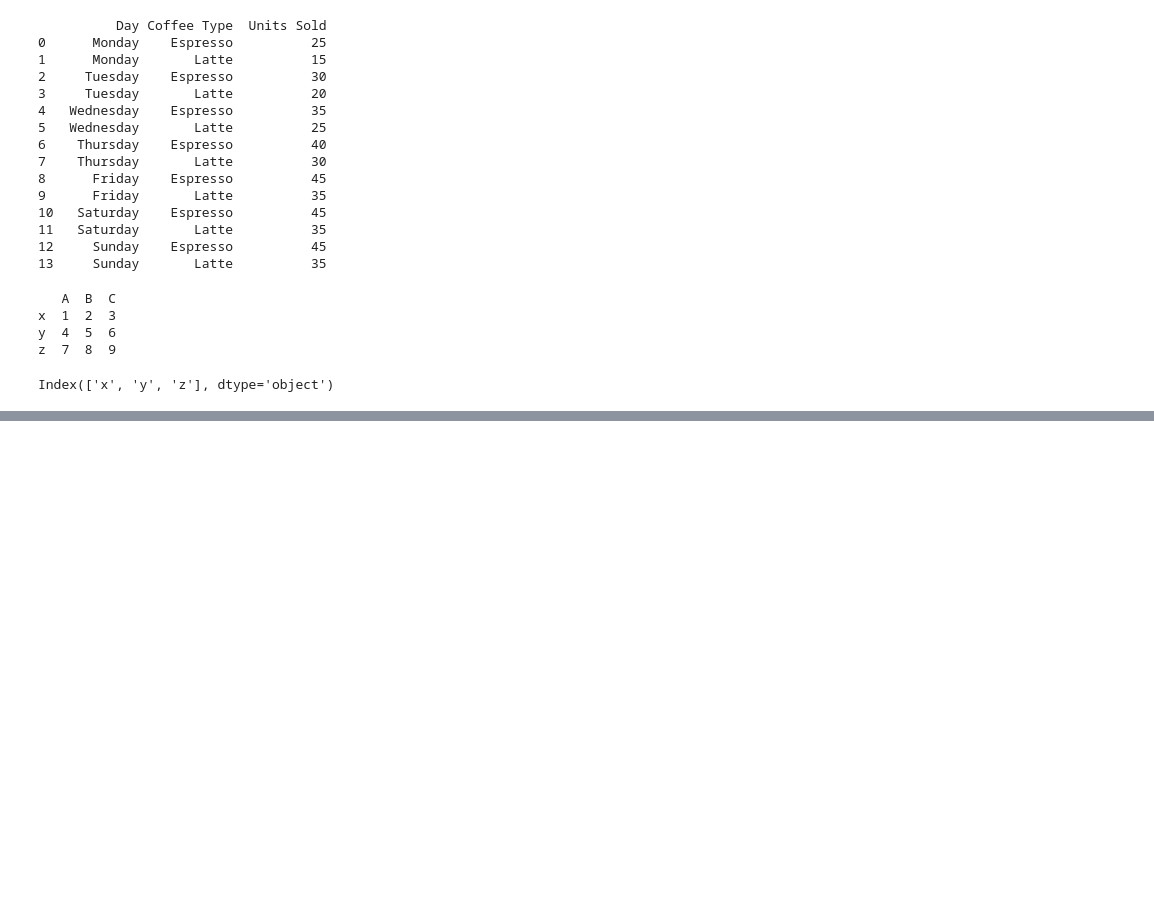
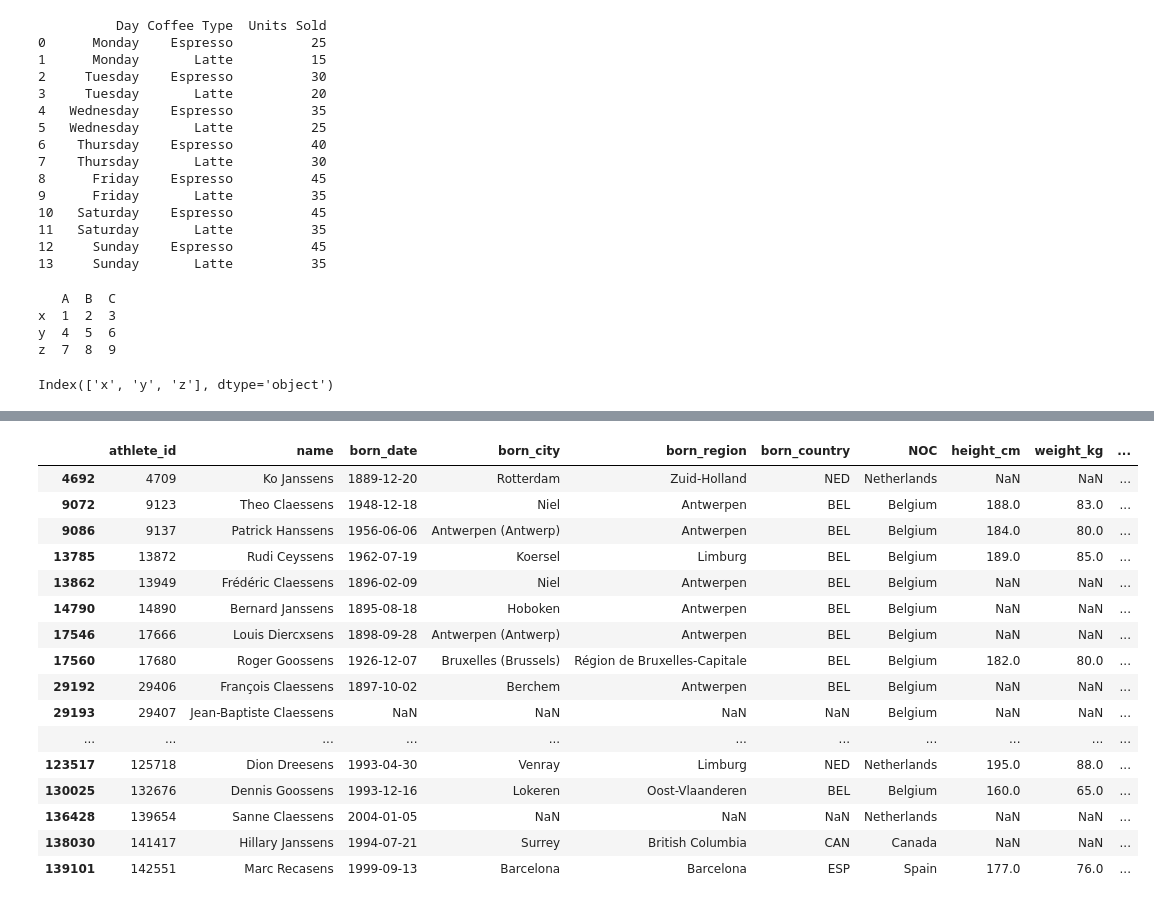
Before and after one commit to kelseafunwi/complete-pandas-tutorial, a Jupyter notebook: main.ipynb, the cells around one changed output, grey strips where cells are left out. Saved outputs shown, nothing was run; the diff lists cells and outputs as text; code cells hidden in the pictures; blank space fills up the shorter version.

```diff
--- a/main.ipynb
+++ b/main.ipynb
@@ -103,0 +194,3 @@ Index(['x', 'y', 'z'], dtype='object')
+# %%
+bios = pd.read_csv('./data/bios.csv')
+bios.head()
@@ -103,0 +464,20 @@ Index(['x', 'y', 'z'], dtype='object')
+# %%
+bios[bios['name'].str.contains(r'sens$|$sons', case=False, na=False)]
+# %% [output]
+|  | athlete_id | name | born_date | born_city | born_region | born_country | NOC | height_cm | weight_kg | ... |
+| 4692 | 4709 | Ko Janssens | 1889-12-20 | Rotterdam | Zuid-Holland | NED | Netherlands | NaN | NaN | ... |
+| 9072 | 9123 | Theo Claessens | 1948-12-18 | Niel | Antwerpen | BEL | Belgium | 188.0 | 83.0 | ... |
+| 9086 | 9137 | Patrick Hanssens | 1956-06-06 | Antwerpen (Antwerp) | Antwerpen | BEL | Belgium | 184.0 | 80.0 | ... |
+| 13785 | 13872 | Rudi Ceyssens | 1962-07-19 | Koersel | Limburg | BEL | Belgium | 189.0 | 85.0 | ... |
+| 13862 | 13949 | Frédéric Claessens | 1896-02-09 | Niel | Antwerpen | BEL | Belgium | NaN | NaN | ... |
+| 14790 | 14890 | Bernard Janssens | 1895-08-18 | Hoboken | Antwerpen | BEL | Belgium | NaN | NaN | ... |
+| 17546 | 17666 | Louis Diercxsens | 1898-09-28 | Antwerpen (Antwerp) | Antwerpen | BEL | Belgium | NaN | NaN | ... |
+| 17560 | 17680 | Roger Goossens | 1926-12-07 | Bruxelles (Brussels) | Région de Bruxelles-Capitale | BEL | Belgium | 182.0 | 80.0 | ... |
+| 29192 | 29406 | François Claessens | 1897-10-02 | Berchem | Antwerpen | BEL | Belgium | NaN | NaN | ... |
+| 29193 | 29407 | Jean-Baptiste Claessens | NaN | NaN | NaN | NaN | Belgium | NaN | NaN | ... |
+| ... | ... | ... | ... | ... | ... | ... | ... | ... | ... | ... |
+| 123517 | 125718 | Dion Dreesens | 1993-04-30 | Venray | Limburg | NED | Netherlands | 195.0 | 88.0 | ... |
+| 130025 | 132676 | Dennis Goossens | 1993-12-16 | Lokeren | Oost-Vlaanderen | BEL | Belgium | 160.0 | 65.0 | ... |
+| 136428 | 139654 | Sanne Claessens | 2004-01-05 | NaN | NaN | NaN | Netherlands | NaN | NaN | ... |
+| 138030 | 141417 | Hillary Janssens | 1994-07-21 | Surrey | British Columbia | CAN | Canada | NaN | NaN | ... |
+| 139101 | 142551 | Marc Recasens | 1999-09-13 | Barcelona | Barcelona | ESP | Spain | 177.0 | 76.0 | ... |
```
Also changed, not shown: parts of 40 cells of this notebook, 1 other file.
